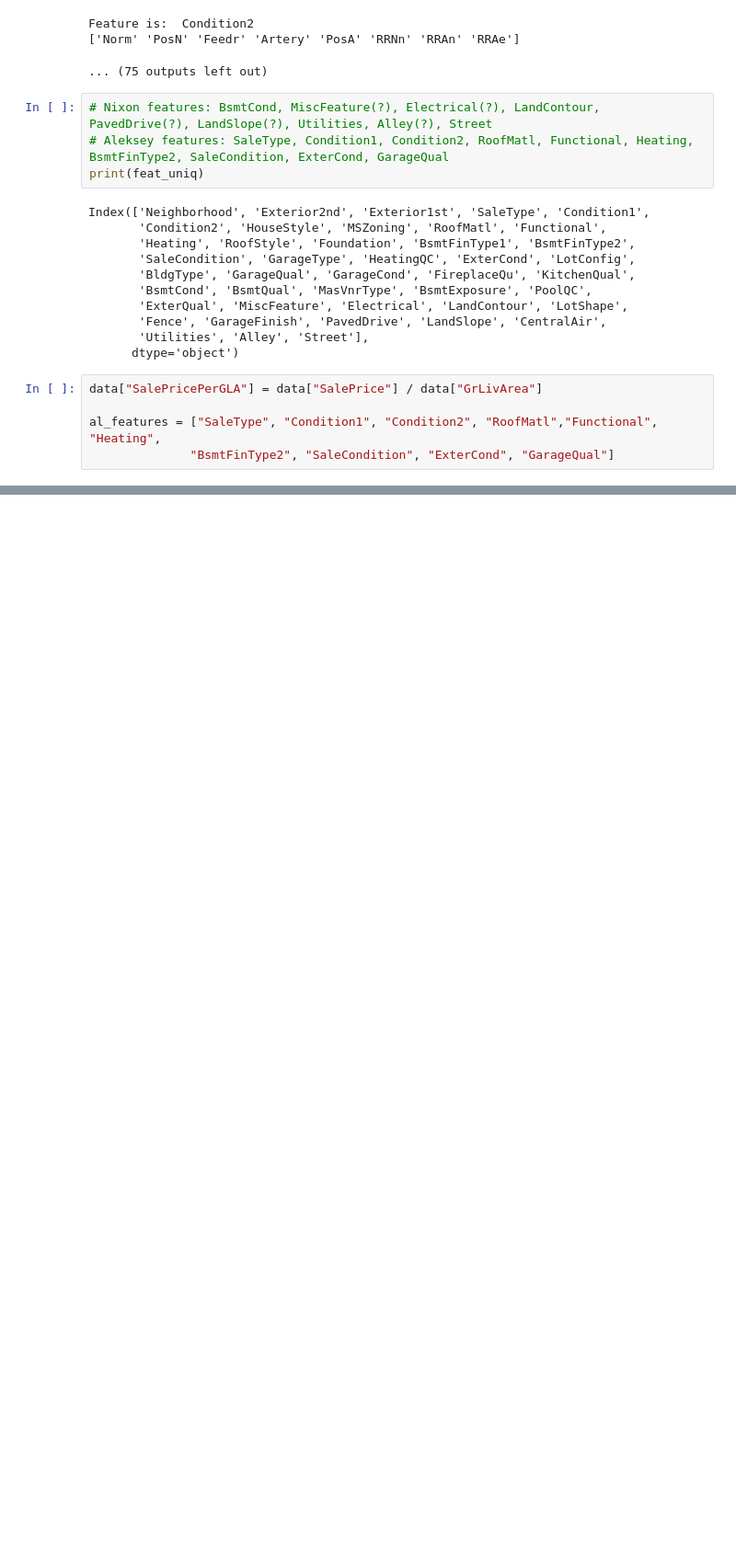
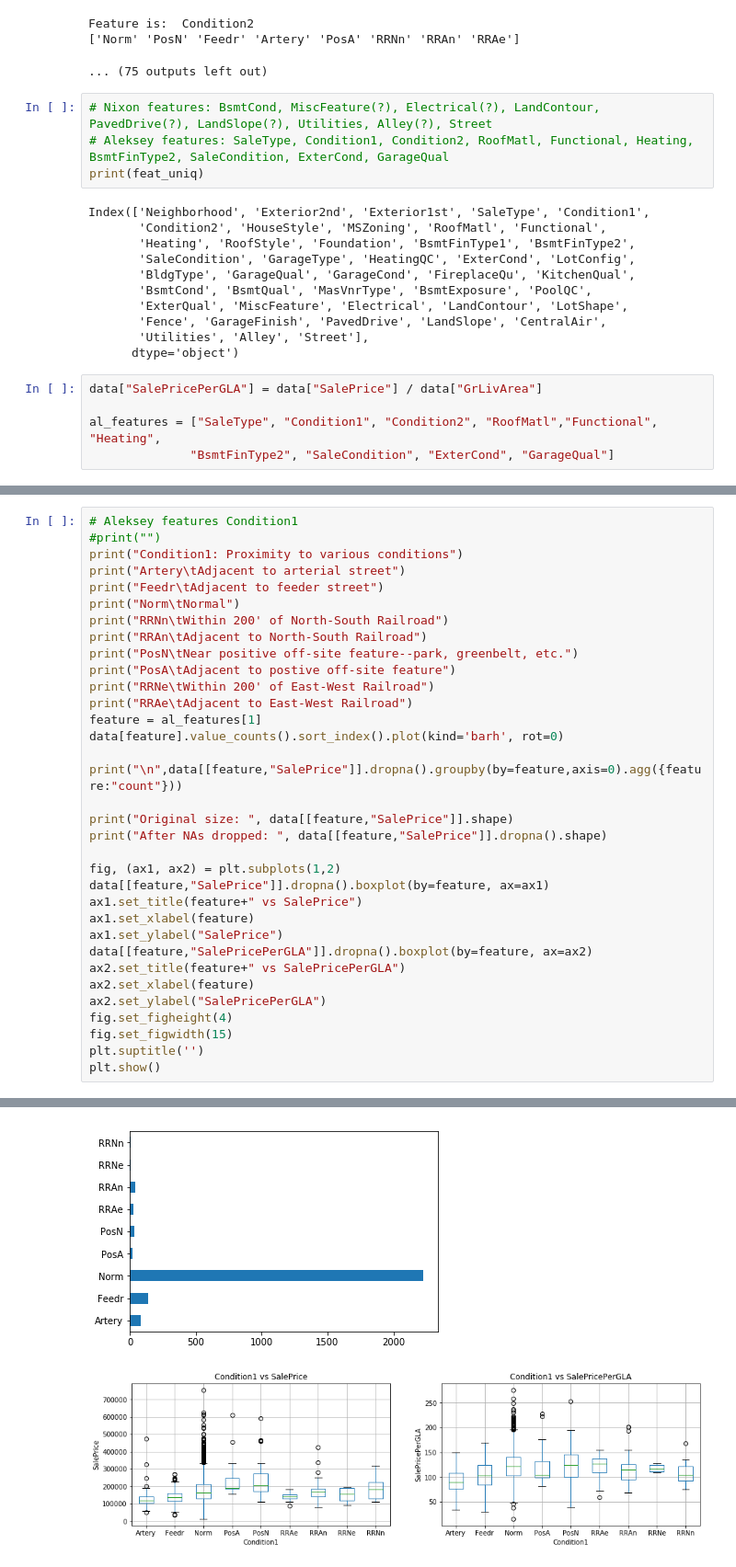
Before and after one commit to aklimchenko/proj3, a Jupyter notebook: House_Market_Data_EDA_Aleksey_Edit.ipynb, the cells around one changed output, grey strips where cells are left out. Shown at 92% size. Saved outputs shown, nothing was run; the diff lists cells and outputs as text; blank space fills up the shorter version.

```diff
--- a/House_Market_Data_EDA_Aleksey_Edit.ipynb
+++ b/House_Market_Data_EDA_Aleksey_Edit.ipynb
@@ -152,3 +153,38 @@ Original size:  (2579, 2)
 After NAs dropped:  (2579, 2)
 [figure]
 [figure]
+# %%
+# Aleksey features Condition1
+#print("")
+print("Condition1: Proximity to various conditions")
+print("Artery\tAdjacent to arterial street")
+print("Feedr\tAdjacent to feeder street")
+print("Norm\tNormal")
+print("RRNn\tWithin 200' of North-South Railroad")
+print("RRAn\tAdjacent to North-South Railroad")
+print("PosN\tNear positive off-site feature--park, greenbelt, etc.")
+print("PosA\tAdjacent to postive off-site feature")
+print("RRNe\tWithin 200' of East-West Railroad")
+print("RRAe\tAdjacent to East-West Railroad")
+feature = al_features[1]
+data[feature].value_counts().sort_index().plot(kind='barh', rot=0)
+
+print("\n",data[[feature,"SalePrice"]].dropna().groupby(by=feature,axis=0).agg({feature:"count"}))
+
+print("Original size: ", data[[feature,"SalePrice"]].shape)
+print("After NAs dropped: ", data[[feature,"SalePrice"]].dropna().shape)
+
+fig, (ax1, ax2) = plt.subplots(1,2)
+data[[feature,"SalePrice"]].dropna().boxplot(by=feature, ax=ax1)
+ax1.set_title(feature+" vs SalePrice")
+ax1.set_xlabel(feature)
+ax1.set_ylabel("SalePrice")
+data[[feature,"SalePricePerGLA"]].dropna().boxplot(by=feature, ax=ax2)
+ax2.set_title(feature+" vs SalePricePerGLA")
+ax2.set_xlabel(feature)
+ax2.set_ylabel("SalePricePerGLA")
+fig.set_figheight(4)
+fig.set_figwidth(15)
+plt.suptitle('')
+plt.show()
+# %% [output]
@@ -154,0 +208,2 @@ After NAs dropped:  (2579, 2)
+[figure, added]
+[figure, added]
```
Also changed, not shown: parts of 10 cells of this notebook, 1 other file.
